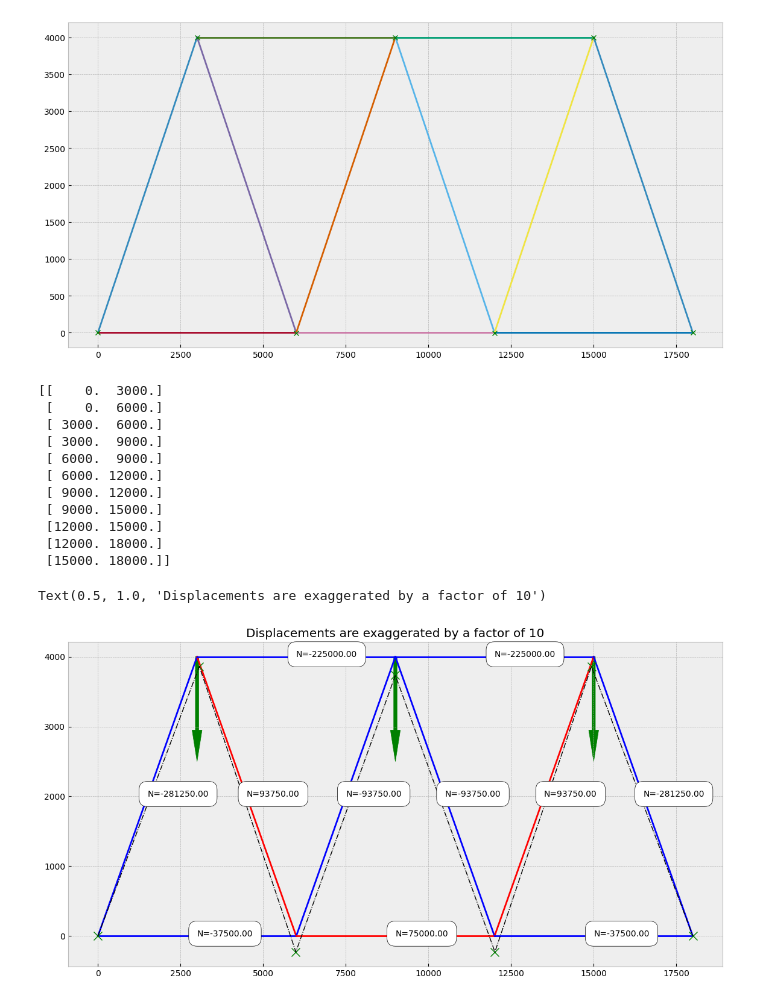
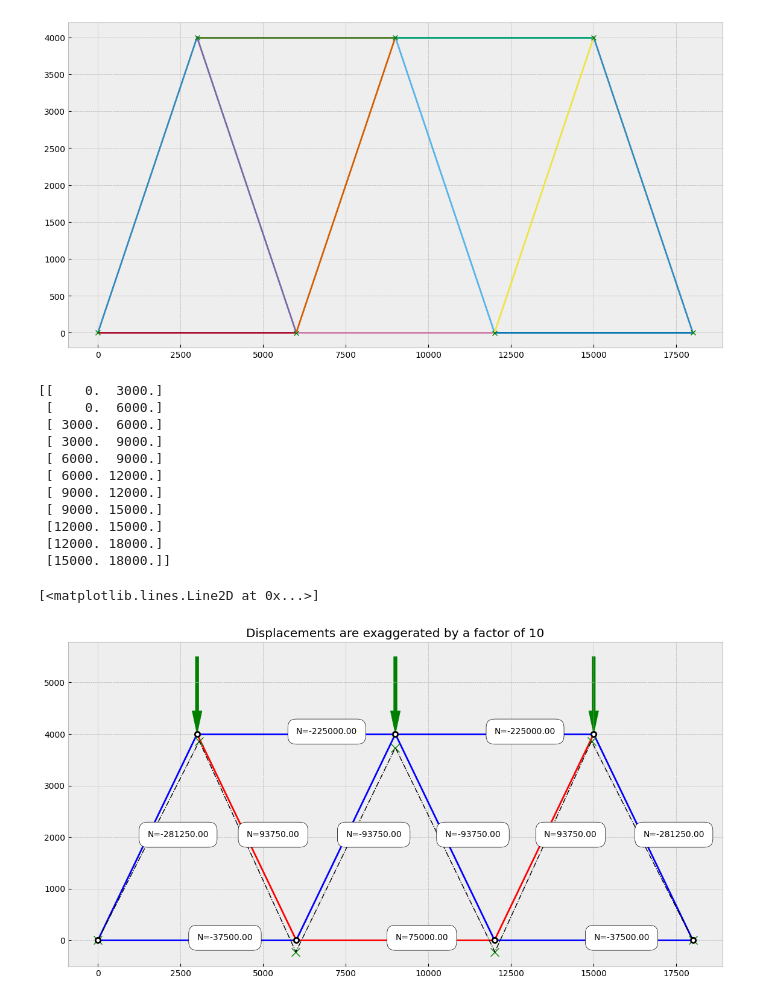
Before and after one commit to LaureToullier/Non-Linear-Analysis, a Jupyter notebook: ASSIGNMENT 1/NLA_Assignement1.ipynb, the cells around one changed output. Saved outputs shown, nothing was run; the diff lists cells and outputs as text; code cells hidden in the pictures.

```diff
--- a/ASSIGNMENT 1/NLA_Assignement1.ipynb
+++ b/ASSIGNMENT 1/NLA_Assignement1.ipynb
@@ -583,38 +583,42 @@ for (nx, ny), (px, py) in zip(nodes, P):
     plt.arrow(
         x=nx - px*facteur,
         y=ny - py*facteur,
-        dx=nx, dy=ny,
+        dx=px*facteur,
+        dy=py*facteur,
         color='green', width=100,
         length_includes_head=True
     )
 
 u_vec_array=u_vec.reshape((DDL,2))
 
 f = 100
 nodes_displ=nodes + u_vec_array * f
 
 nodes_displ_x=[]
 nodes_displ_y=[]
 
 for dispx, dispy in nodes_displ:
     f = 10
     nodes_displ_x.append(dispx)
     nodes_displ_y.append(dispy)
 
 plt.plot(nodes_displ_x,nodes_displ_y, 'x', markersize=10, label='displaced_truss', color='Green')
 plt.plot(nodes_displ_x, nodes_displ_y, '-.', color='k', linewidth=1)
 plt.title(f"Displacements are exaggerated by a factor of {f:.0f}")
+
+# articulations
+plt.plot(*nodes.T, 'o', mfc='w', mew=2, mec='k')
 # %% [output]
 [[    0.  3000.]
  [    0.  6000.]
  [ 3000.  6000.]
  [ 3000.  9000.]
  [ 6000.  9000.]
  [ 6000. 12000.]
  [ 9000. 12000.]
  [ 9000. 15000.]
  [12000. 15000.]
  [12000. 18000.]
  [15000. 18000.]]
-Text(0.5, 1.0, 'Displacements are exaggerated by a factor of 10')
+[<matplotlib.lines.Line2D at 0x...>]
-[figure, old version]
+[figure, new version]
```
